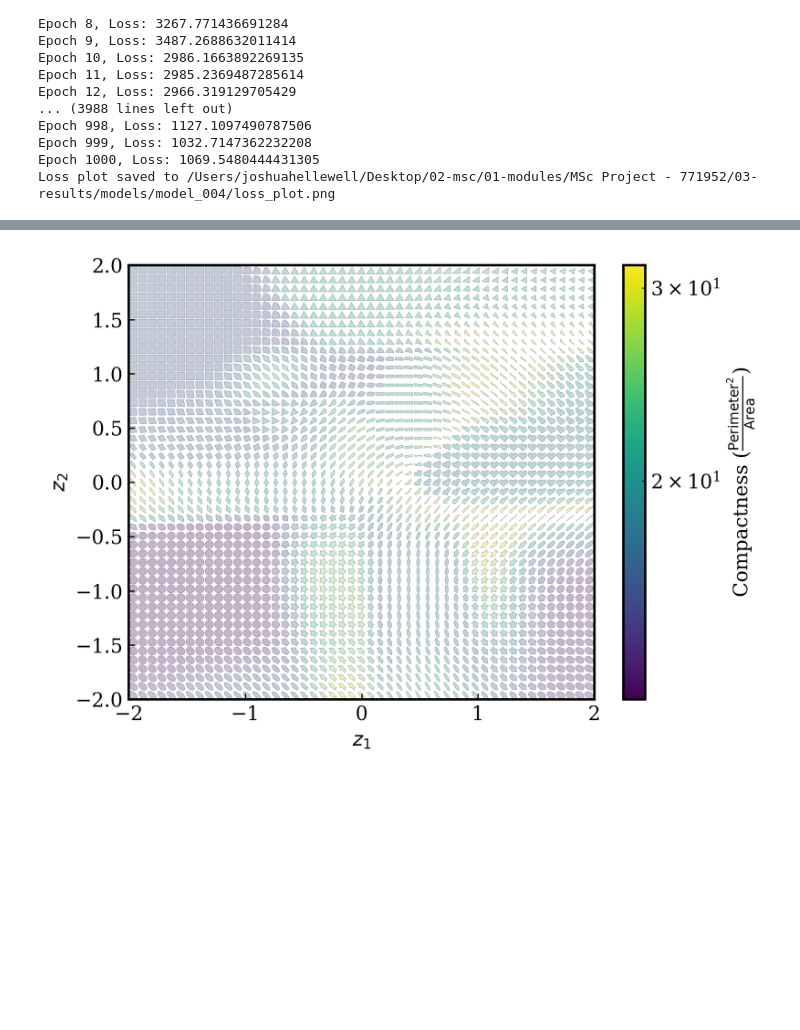
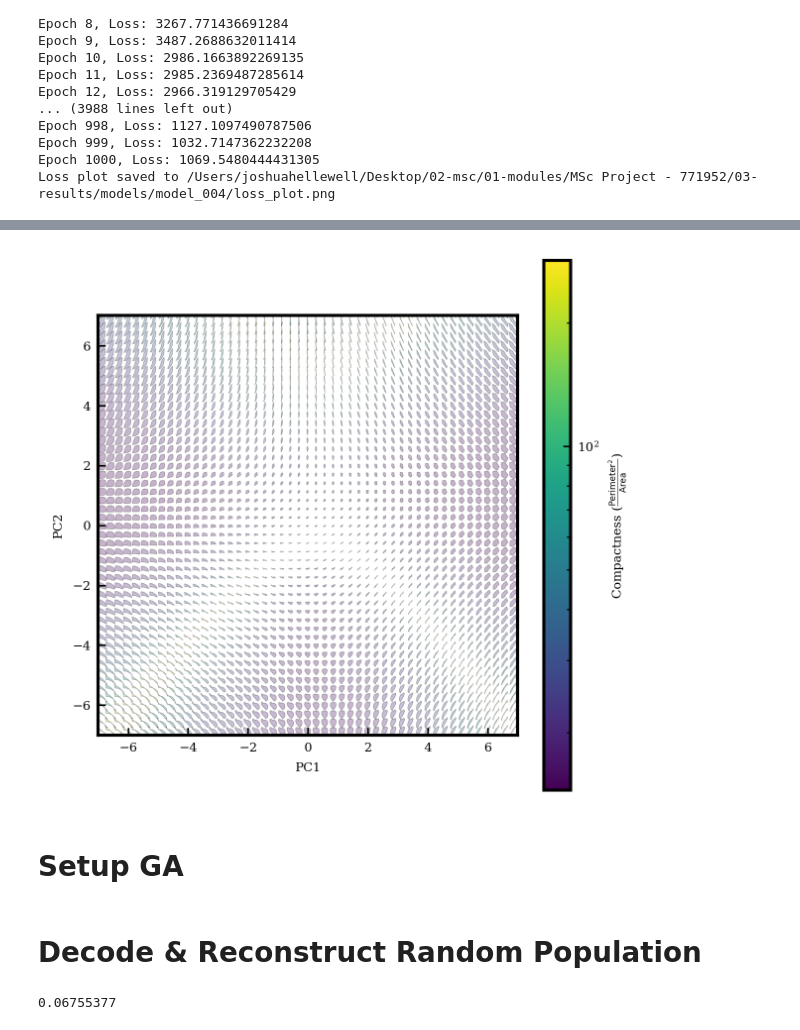
Before and after one commit to jhell1717/latentoptim, a Jupyter notebook: examples/train_model.ipynb, the cells around one changed output, grey strips where cells are left out. Drawn from its saved outputs; the diff is of its cells as text; code cells hidden in the pictures; blank space fills up the shorter version.

```diff
--- a/examples/train_model.ipynb
+++ b/examples/train_model.ipynb
@@ -96 +101,3 @@ dt = [torch.tensor(shape.points, dtype=torch.float32).view(-1) for shape in test
+# %%
+model = torch.load(r'/Users/joshuahellewell/Desktop/02-msc/01-modules/MSc Project - 771952/03-results/models/01042025_training/model_003/vae_epoch_1000_mse2118.2.pt')
 # %%
@@ -168,3 +180,5 @@ with torch.no_grad():
+# %%
+model = torch.load(r'/Users/joshuahellewell/Desktop/02-msc/01-modules/MSc Project - 771952/03-results/models/01042025_training/model_002/vae_epoch_1000_mse1061.3.pt')
 # %%
 import matplotlib.cm as cm
 import matplotlib.colors as colors
@@ -232,7 +249,0 @@ plt.show()
-# %%
-model = torch.load(r'/Users/joshuahellewell/Desktop/02-msc/01-modules/MSc Project - 771952/03-results/models/model005/vae_epoch_2000_mse2307.1.pt',weights_only=False)
-
-x = model.encoder(dt[0])  # Encoder block.
-mu,logvar = model.fc_mu(x),model.fc_logvar(x)  # Mu & Logvar for latent layer.
-z = model.reparameterise(mu,logvar)  # Obtain latent variables.
-print(z)  # Z is differet each time due to the random sampling of epsilon.
@@ -240,0 +252,3 @@ FileNotFoundError: [Errno 2] No such file or directory: '/Users/joshuahellewell/
+# %%
+pca = PCA(2)
+pca_z = pca.fit_transform(sh)
@@ -244,7 +274,7 @@ import matplotlib.colors as colors
 
 latent_dim = model.latent_dim
 grid_size = 50
-z_min,z_max = -2,2
+z_min,z_max = -7.0,7.0
 
 resolution = 200
 
@@ -257,46 +287,49 @@ cmap = cm.viridis  # You can change this to 'plasma', 'coolwarm', etc.
 
 # Compute min/max compactness for color scaling
 compactness_values = []
+z_values = []
 for z in z_grid:
-    z_tensor = torch.tensor(z, dtype=torch.float32).unsqueeze(0)
-    decoded_shape = model.decoder(z_tensor).detach().numpy().reshape(resolution, 2)
-    compactness = vae.Metrics(decoded_shape).compute_compactness()
+    recon_ = pca.inverse_transform(z).reshape(200,2)
+    compactness = vae.Metrics(recon_).compute_compactness()
     compactness_values.append(compactness)
 
 compactness_min = np.percentile(compactness_values,5)
 compactness_max = np.percentile(compactness_values,95)
 
 # Define normalization
 norm = colors.LogNorm(vmin=compactness_min, vmax=compactness_max)
 
 # Create figure and axis
-fig, ax = plt.subplots()
+fig, ax = plt.subplots(figsize=(4,4))
 ax.set_xlim(z_min, z_max)
 ax.set_ylim(z_min, z_max)
-ax.set_xlabel('$z_1$')
-ax.set_ylabel('$z_2$')
+ax.set_aspect('equal')
+ax.set_xlabel('PC1')
+ax.set_ylabel('PC2')
+plt.tight_layout()
 
 
-shape_scale = 0.075
+shape_scale = 0.25
 for z in z_grid:
-    z_tensor = torch.tensor(z, dtype=torch.float32).unsqueeze(0)
-    decoded_shape = model.decoder(z_tensor).detach().numpy().reshape(resolution, 2)
+    decoded_shape = pca.inverse_transform(z).reshape(200,2)
 
     compactness = vae.Metrics(decoded_shape).compute_compactness()
     decoded_shape *= shape_scale
 
     # Map compactness to an RGBA color tuple
     color_value = cmap(norm(compactness))  # This ensures an RGBA tuple (r, g, b, a)
 
     # Plot shape
     ax.fill(decoded_shape[:, 0] + z[0], decoded_shape[:, 1] + z[1],
             color=color_value, alpha=0.3, edgecolor='black',linewidth = 0.3)
 
 # Add colorbar reflecting the full compactness range
 sm = plt.cm.ScalarMappable(cmap=cmap, norm=norm)
 cbar = plt.colorbar(sm, ax=ax)
 cbar.set_label(r"Compactness ($\frac{\text{Perimeter}^2}{\text{Area}}$)")
 
 plt.show()
 # %% [output]
-[figure, old version]
+[figure, new version]
+# %% [markdown]
+# Setup GA
@@ -302,0 +341,30 @@ plt.show()
+# %% [markdown]
+# Decode & Reconstruct Random Population
+# %%
+z_values = []
+decoded_shapes = []
+fitness_values = []
+for z in population:
+    z_tensor = torch.tensor(z, dtype=torch.float32).unsqueeze(0)
+    decoded_shape = model.decoder(z_tensor).detach().numpy().reshape(resolution, 2)
+    decoded_shapes.append(decoded_shape)
+    compactness = vae.Metrics(decoded_shape).compute_compactness()
+    fitness_values.append(compute_fitness(decoded_shape))
+    compactness_values.append(compactness)
+
+print(np.min(fitness_values))
+
+selected = population[np.argsort(fitness_values)[-num_selected:]]
+
+children = []
+num_selected = 20
+
+while len(children)<population_size:
+    parents = selected[np.random.choice(num_s elected,2,replace=False)]
+    child = crossover(parents[0],parents[1])
+    child = mutate(child,rate = 0.05)
+    children.append(child)
+
+population = np.array(children)
+# %% [output]
+0.06755377
```
Also changed, not shown: parts of 17 cells of this notebook, 2 other files.
